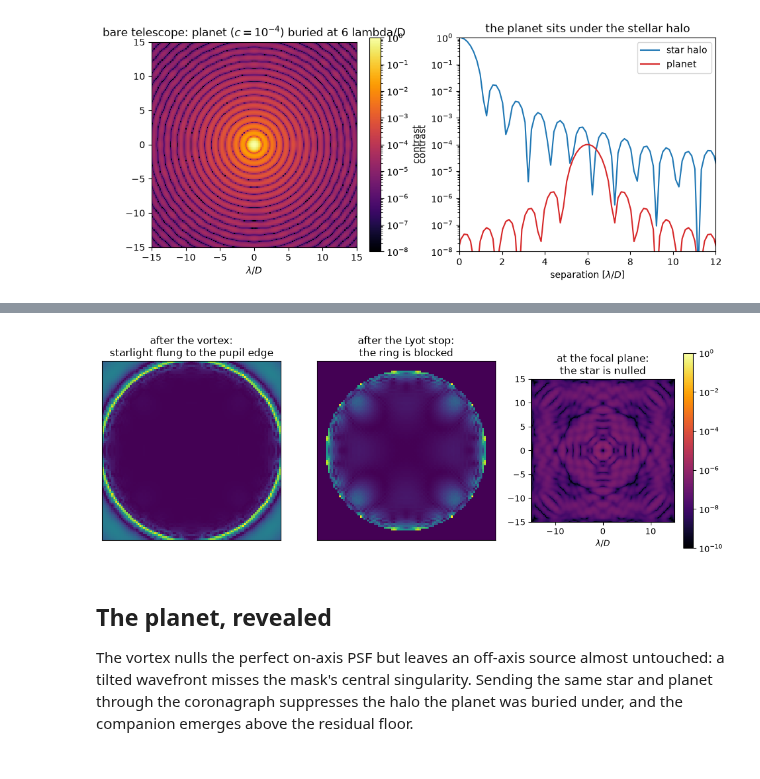
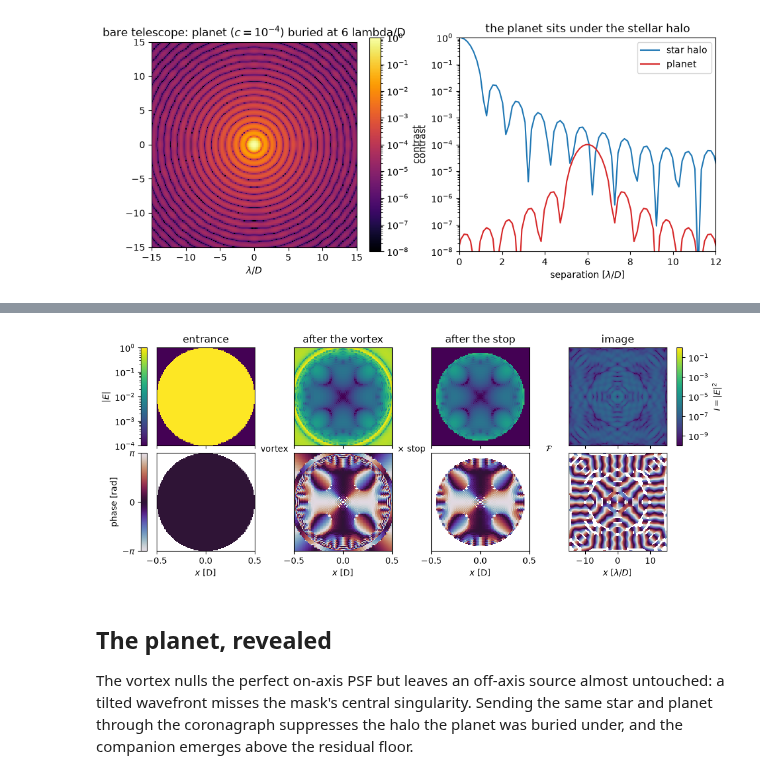
Before and after one commit to CoreySpohn/physicaloptix, a Jupyter notebook: docs/examples/03_Building_a_Coronagraph.ipynb, the cells around one changed output, grey strips where cells are left out. Saved outputs shown, nothing was run; the diff lists cells and outputs as text; code cells hidden in the pictures.

Commit message:
docs(examples): draw the coronagraph stages with field_columns

```diff
--- a/docs/examples/03_Building_a_Coronagraph.ipynb
+++ b/docs/examples/03_Building_a_Coronagraph.ipynb
@@ -102,44 +104,42 @@ geometric pupil, and the Lyot stop blocks it, leaving almost nothing to reach th
-# %%
-lyot_mask = ((ug**2 + vg**2) <= 0.45**2).astype(float)
-vortex = MultiScaleVortex.build(
-    charge=6, npup=NPUP, q=64, scaling_factor=4, window_size=16
-)
-lyot = SampledOptic(
-    transmission=jnp.asarray(lyot_mask), grid=pupil, plane=PlaneKind.PUPIL
-)
-train = OpticalPath(
-    stages=(
-        Stage("vortex", vortex),
-        Stage("lyot", lyot),
-        Stage("sci", Fraunhofer(grid_in=pupil, grid_out=focal)),
-    )
-)
-
-final, taps = train.propagate(flat, taps=("vortex", "lyot"))
-post_vortex = np.abs(np.asarray(taps["vortex"].data))
-post_lyot = np.abs(np.asarray(taps["lyot"].data))
-focal_img = np.abs(np.asarray(final.data)) ** 2 / star_peak
-
-fig, axes = plt.subplots(1, 3, figsize=(13, 4.2))
-axes[0].imshow(post_vortex, origin="lower", cmap="viridis")
-axes[0].set_title("after the vortex:\nstarlight flung to the pupil edge")
-axes[1].imshow(post_lyot, origin="lower", cmap="viridis")
-axes[1].set_title("after the Lyot stop:\nthe ring is blocked")
-for ax in axes[:2]:
-    ax.set_xticks([]), ax.set_yticks([])
-im = axes[2].imshow(
-    focal_img,
-    origin="lower",
-    cmap="inferno",
-    norm=LogNorm(1e-10, 1),
-    extent=ext,
-    interpolation="none",
-)
-axes[2].set_title("at the focal plane:\nthe star is nulled")
-axes[2].set_xlabel(r"$\lambda/D$"), fig.colorbar(im, ax=axes[2])
-plt.show()
-# %% [output]
-[figure, removed]
+# %%
+from physicaloptix.viz import field_columns
+
+lyot_mask = ((ug**2 + vg**2) <= 0.45**2).astype(float)
+vortex = MultiScaleVortex.build(
+    charge=6, npup=NPUP, q=64, scaling_factor=4, window_size=16
+)
+lyot = SampledOptic(
+    transmission=jnp.asarray(lyot_mask), grid=pupil, plane=PlaneKind.PUPIL
+)
+train = OpticalPath(
+    stages=(
+        Stage("vortex", vortex),
+        Stage("lyot", lyot),
+        Stage("sci", Fraunhofer(grid_in=pupil, grid_out=focal)),
+    )
+)
+
+final, taps = train.propagate(flat, taps=("vortex", "lyot"))
+# Pupil fields are relative to the incident amplitude; the image is relative
+# to the unocculted peak, so one amplitude scale covers every column.
+light = {
+    "entrance": flat,
+    "after the vortex": taps["vortex"],
+    "after the stop": taps["lyot"],
+    "image": Field(
+        data=final.data / np.sqrt(star_peak), grid=focal, plane=PlaneKind.FOCAL
+    ),
+}
+field_columns(
+    light,
+    gaps=("vortex", r"$\times$ stop", r"$\mathcal{F}$"),
+    titles={key: key for key in light},
+    intensity=("image",),
+    intensity_range=(1e-10, 1.0),
+)
+plt.show()
+# %% [output]
+[figure, added]
 # %% [markdown]
 ## The planet, revealed
 
```
Also changed, not shown: parts of 1 cell of this notebook.
